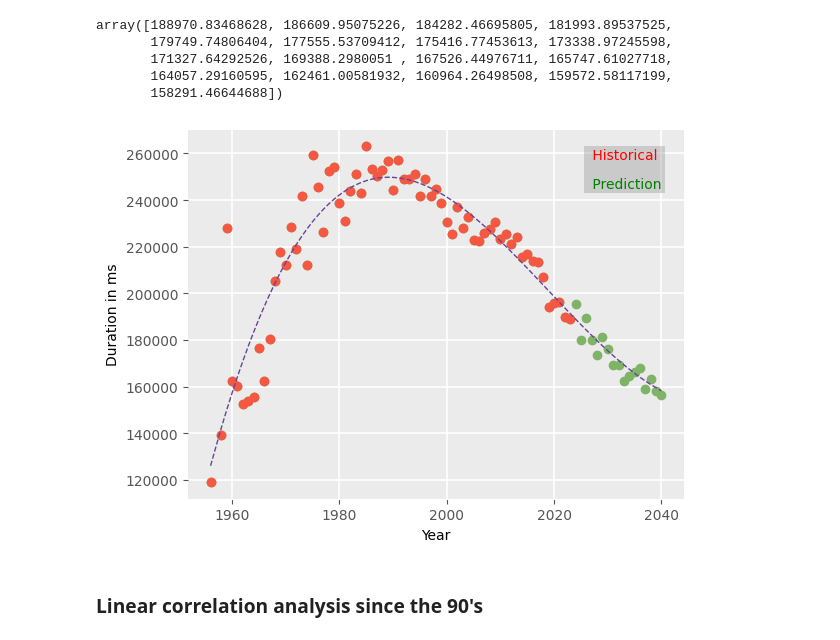
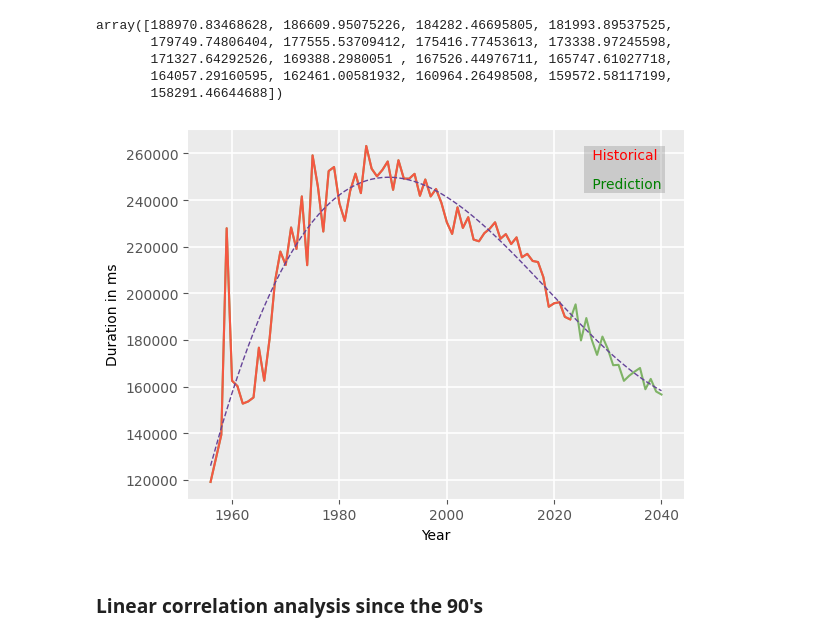
Before and after one commit to MtsGou/case-music-most-popular-songs, a Jupyter notebook: 3_modeling_avg_track_duration_2023-02-21.ipynb, the cells around one changed output. Drawn from its saved outputs; the diff is of its cells as text; code cells hidden in the pictures.

```diff
--- a/3_modeling_avg_track_duration_2023-02-21.ipynb
+++ b/3_modeling_avg_track_duration_2023-02-21.ipynb
@@ -209,34 +209,34 @@ y_pred_points = y_pred_points.reset_index().drop(columns = ['index'])
 # %%
 import matplotlib.patches as patches
 
 fig, axs = plt.subplots(1,1)
 
 t1 = axs.text(0.88,0.92, ' Historical ', ha='center', color='red', transform=axs.transAxes)
 t2 = axs.text(0.88,0.84, ' Prediction', ha='center', color='green', transform=axs.transAxes)
 
 fig.canvas.draw()
 
 textobjs = [t1,t2]
 
 xmin = min([t.get_window_extent().xmin - 4 for t in textobjs])
 xmax = max([t.get_window_extent().xmax + 4 for t in textobjs])
 ymin = min([t.get_window_extent().ymin - 2 for t in textobjs])
 ymax = max([t.get_window_extent().ymax + 2 for t in textobjs])
 
 xmin, ymin = fig.transFigure.inverted().transform((xmin, ymin))
 xmax, ymax = fig.transFigure.inverted().transform((xmax, ymax))
 
 rect = patches.Rectangle((xmin,ymin),xmax-xmin,ymax-ymin, facecolor='grey', alpha=0.3, transform=fig.transFigure)
 
 axs.add_patch(rect)
 
-plt.scatter(X_pred_plot, y_pred_points, color = '#7FB366')
-plt.scatter(X, y, color = '#f55742')
+plt.plot(X_pred_plot, y_pred_points, color = '#7FB366')
+plt.plot(X, y, color = '#f55742')
 plt.plot(X_pred_plot, y_full_poly, color = '#664499', linewidth=1, linestyle='dashed')
 plt.xlabel('Year')
 plt.ylabel('Duration in ms');
 # %% [output]
-[figure, old version]
+[figure, new version]
 # %% [markdown]
 ### Linear correlation analysis since the 90's
 # %%
```
Also changed, not shown: parts of 18 cells of this notebook, 3 other files.
